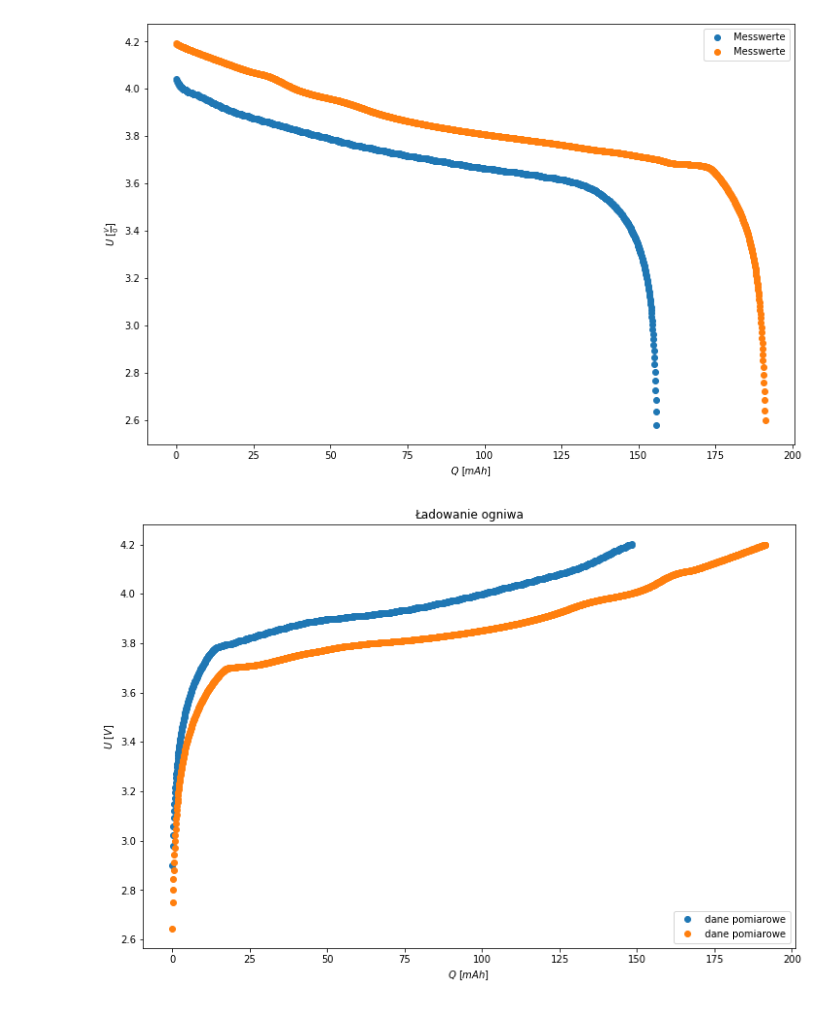
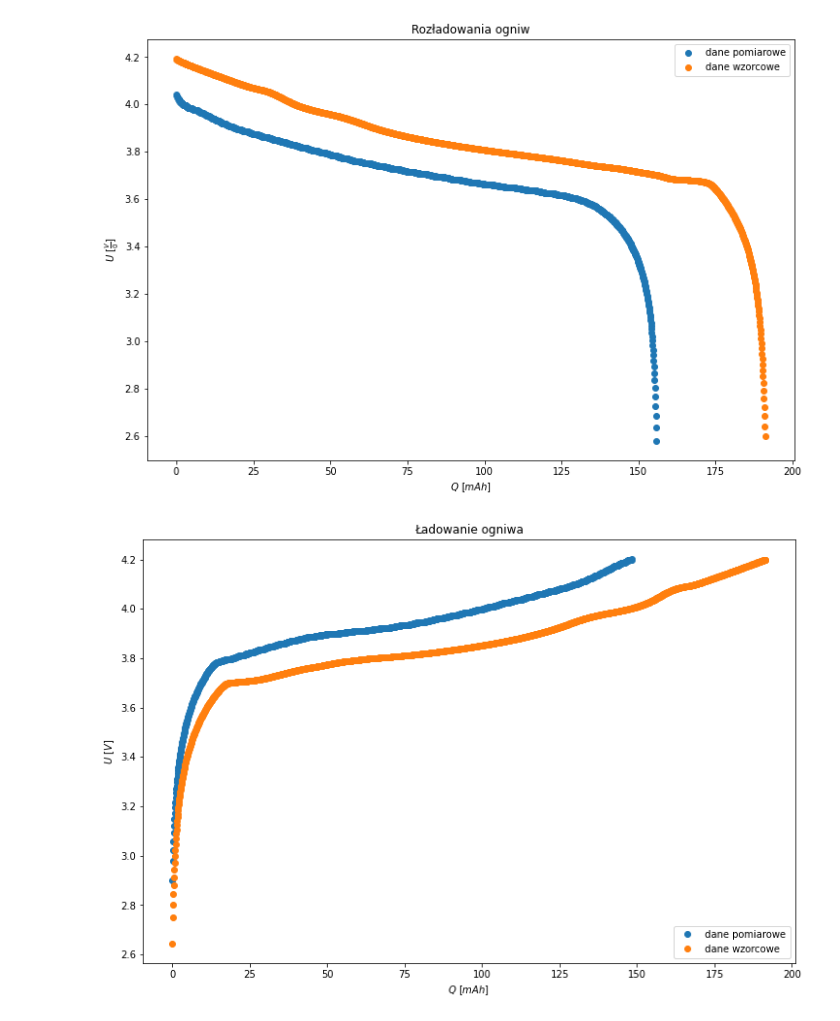
Before and after one commit to finem4n/physics-lab-ii, a Jupyter notebook: lab10/comparison.ipynb, the cells around one changed output. Drawn from its saved outputs; the diff is of its cells as text; code cells hidden in the pictures.

Commit message:
plot comparison

```diff
--- a/lab10/comparison.ipynb
+++ b/lab10/comparison.ipynb
@@ -21,16 +21,17 @@ df_discharge = pd.read_csv("in/DCH18mA.txt", sep="\s+", skiprows=0, header=None,
 df_discharge["Q"] = df_discharge["t"] * II2 / 3600 * 1000 # mAh
 # %%
 fig, ax = plt.subplots(figsize = (12,8))
-ax.plot(dch["Q"], dch["U"], 'o', label="Messwerte")
-ax.plot(df_discharge["Q"], df_discharge["U"], 'o', label="Messwerte")
+ax.plot(dch["Q"], dch["U"], 'o', label="dane pomiarowe")
+ax.plot(df_discharge["Q"], df_discharge["U"], 'o', label="dane wzorcowe")
 ax.set_xlabel(r"$Q$ [$mAh$]")
 ax.set_ylabel(r"$U$ [$\frac{V}{0}$]")
+ax.set_title("Rozładowania ogniw")
 ax.legend()
 fig.savefig("out/compare_discharge.jpg")
 
 plt.show()
 # %% [output]
-[figure, old version]
+[figure, new version]
 # %%
 df_charge = pd.read_csv("in/CH18mA.txt", sep="\s+", skiprows=0, header=None, names=["t", "U"], usecols=[0, 1], decimal=",")
 df_charge["Q"] = df_charge["t"] * II2 / 3600 * 1000 # mAh
```
Also changed, not shown: parts of 1 cell of this notebook.
